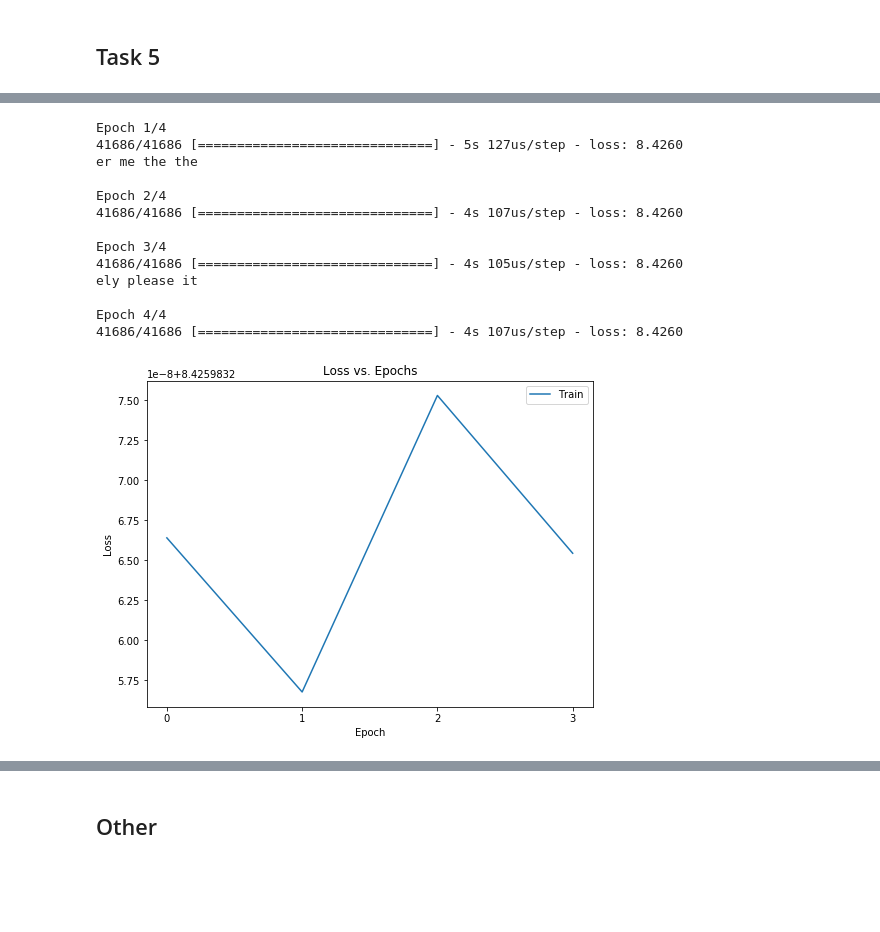
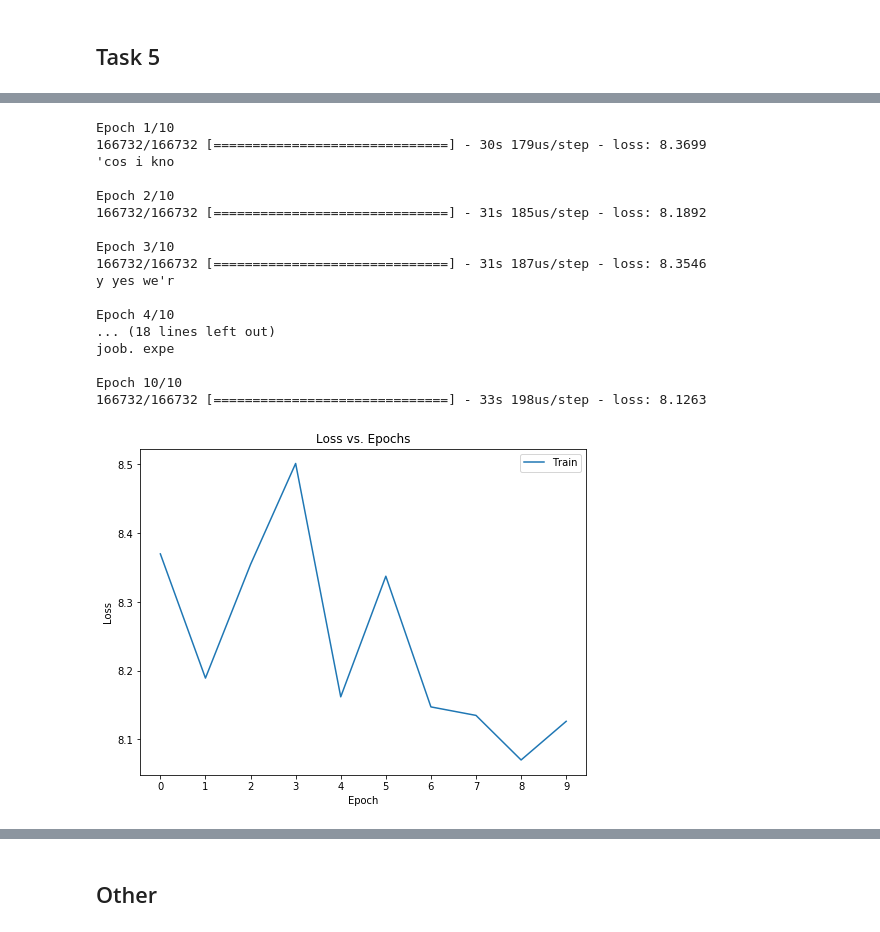
Before and after one commit to cmetzner93/DeepLearning_Project4, a Jupyter notebook: project_4.ipynb, the cells around one changed output, grey strips where cells are left out. Cells and saved outputs as stored; diff of their text form; code cells hidden in the pictures; blank space fills up the shorter version.

```diff
--- a/project_4.ipynb
+++ b/project_4.ipynb
@@ -200,20 +236,2 @@ def task4(model, X, y, n_epochs=100):
 # %% [markdown]
 ## Task 5
-# %%
-# open the file as read, read text, and close file
-file = open('train_data.txt', 'r')
-text = file.read()
-file.close()
-
-# get list of sequences by splitting the text by new line
-lines = text.split('\n')
-
-# get unique characters
-chars = sorted(list(set(text)))
-# get mapping of character to integer values and store in a dictionary
-char_to_i_mapping = dict((c, i) for i, c in enumerate(chars))
-# save the mapping
-dump(char_to_i_mapping, open('mapping.pkl', 'wb'))
-# get vocabulary size
-vocab_size = len(char_to_i_mapping)
-print('Vocabulary size: %d' % vocab_size)
@@ -238,4 +254,25 @@ Total params: 7,398
 Trainable params: 7,398
 Non-trainable params: 0
 _________________________________________________________________
+# %%
+train_model(model1, X, y, n_epochs=10)
+# %% [output]
+Epoch 1/10
+166732/166732 [==============================] - 30s 179us/step - loss: 8.3699
+'cos i kno
+
+Epoch 2/10
+166732/166732 [==============================] - 31s 185us/step - loss: 8.1892
+
+Epoch 3/10
+166732/166732 [==============================] - 31s 187us/step - loss: 8.3546
+y yes we'r
+
+Epoch 4/10
+... (18 lines left out)
+joob. expe
+
+Epoch 10/10
+166732/166732 [==============================] - 33s 198us/step - loss: 8.1263
+[figure, added]
 # %%
@@ -243,20 +280,3 @@ model.save('model1.h5')
-# %%
-task4(model1, X, y, n_epochs=4)
-# %% [output]
-Epoch 1/4
-41686/41686 [==============================] - 5s 127us/step - loss: 8.4260
-er me the the
-
-Epoch 2/4
-41686/41686 [==============================] - 4s 107us/step - loss: 8.4260
-
-Epoch 3/4
-41686/41686 [==============================] - 4s 105us/step - loss: 8.4260
-ely please it
-
-Epoch 4/4
-41686/41686 [==============================] - 4s 107us/step - loss: 8.4260
-[figure, removed]
 # %%
 # SimpleRNN
 model2 = Sequential()
```
Also changed, not shown: parts of 28 cells of this notebook, 8 other files.
